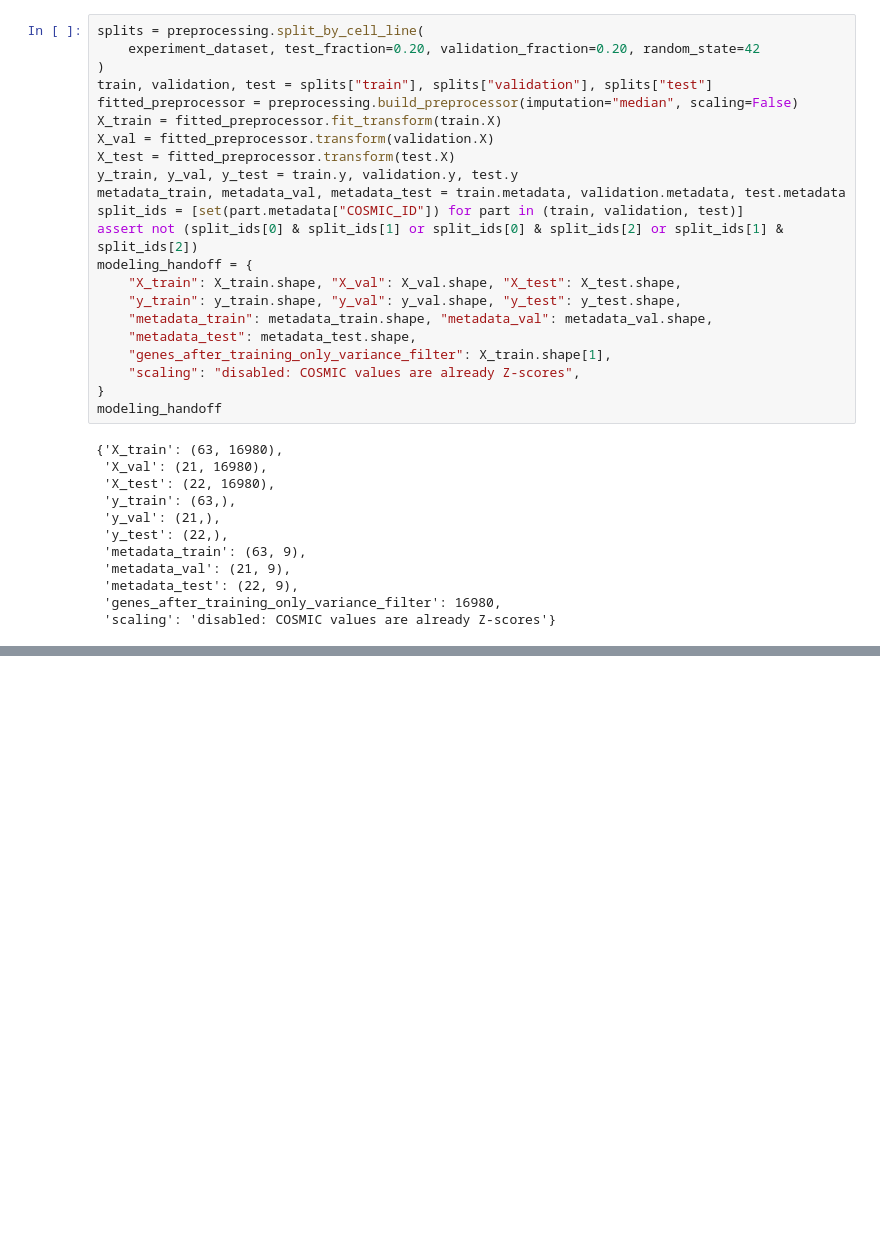
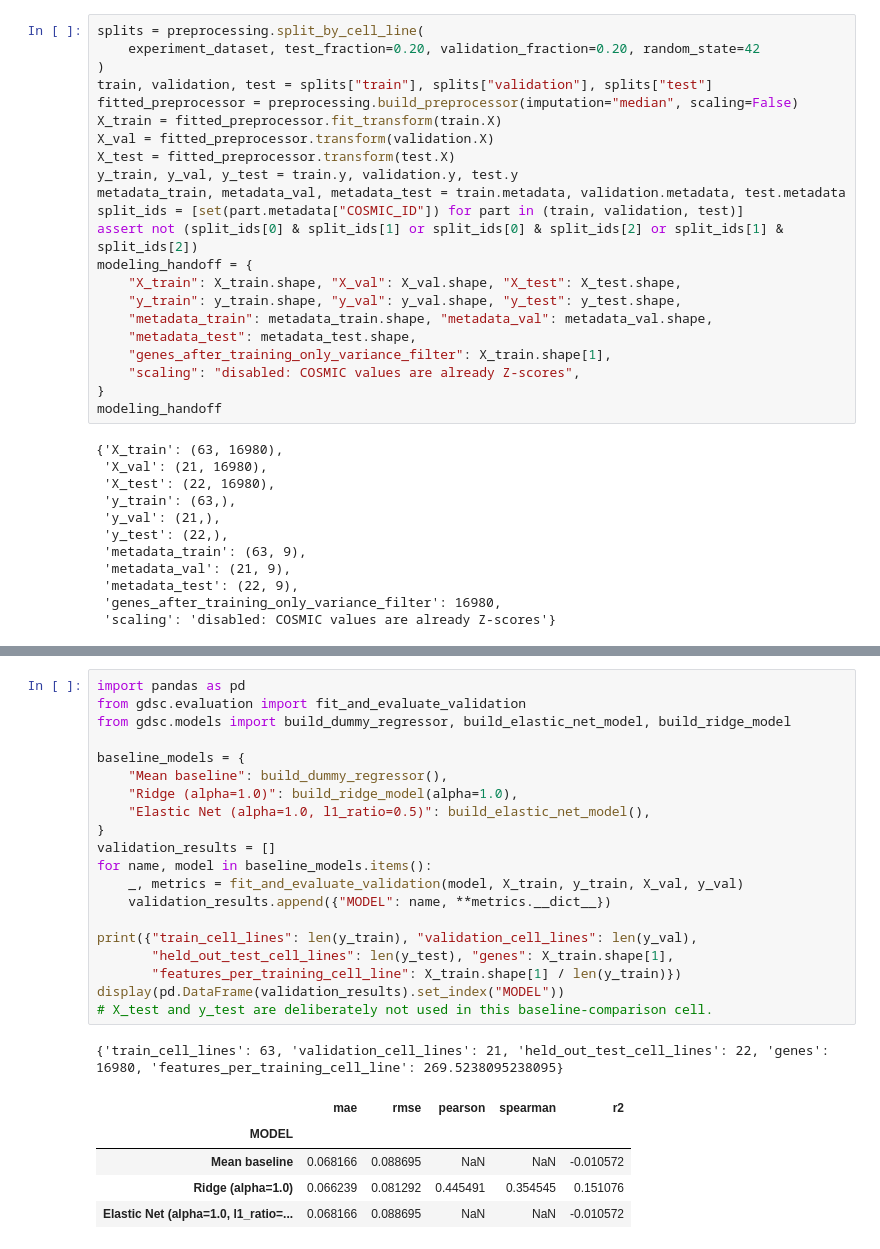
Before and after one commit to ajharris/gdsc-project, a Jupyter notebook: notebook/gdsc_drug_response.ipynb, the cells around one changed output, grey strips where cells are left out. Saved outputs shown, nothing was run; the diff lists cells and outputs as text; blank space fills up the shorter version.

```diff
--- a/notebook/gdsc_drug_response.ipynb
+++ b/notebook/gdsc_drug_response.ipynb
@@ -637,0 +641,27 @@ Current milestone: **preprocessing is complete and verified on the real initial
+# %%
+import pandas as pd
+from gdsc.evaluation import fit_and_evaluate_validation
+from gdsc.models import build_dummy_regressor, build_elastic_net_model, build_ridge_model
+
+baseline_models = {
+    "Mean baseline": build_dummy_regressor(),
+    "Ridge (alpha=1.0)": build_ridge_model(alpha=1.0),
+    "Elastic Net (alpha=1.0, l1_ratio=0.5)": build_elastic_net_model(),
+}
+validation_results = []
+for name, model in baseline_models.items():
+    _, metrics = fit_and_evaluate_validation(model, X_train, y_train, X_val, y_val)
+    validation_results.append({"MODEL": name, **metrics.__dict__})
+
+print({"train_cell_lines": len(y_train), "validation_cell_lines": len(y_val),
+       "held_out_test_cell_lines": len(y_test), "genes": X_train.shape[1],
+       "features_per_training_cell_line": X_train.shape[1] / len(y_train)})
+display(pd.DataFrame(validation_results).set_index("MODEL"))
+# X_test and y_test are deliberately not used in this baseline-comparison cell.
+# %% [output]
+{'train_cell_lines': 63, 'validation_cell_lines': 21, 'held_out_test_cell_lines': 22, 'genes': 16980, 'features_per_training_cell_line': 269.5238095238095}
+|  | mae | rmse | pearson | spearman | r2 |
+| MODEL |  |  |  |  |  |
+| Mean baseline | 0.068166 | 0.088695 | NaN | NaN | -0.010572 |
+| Ridge (alpha=1.0) | 0.066239 | 0.081292 | 0.445491 | 0.354545 | 0.151076 |
+| Elastic Net (alpha=1.0, l1_ratio=... | 0.068166 | 0.088695 | NaN | NaN | -0.010572 |
```
Also changed, not shown: parts of 9 cells of this notebook, 6 other files.
